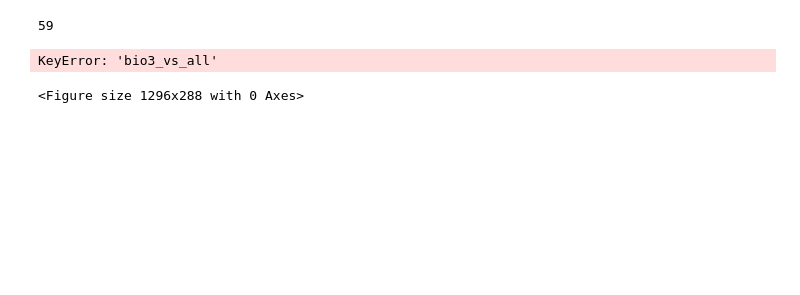
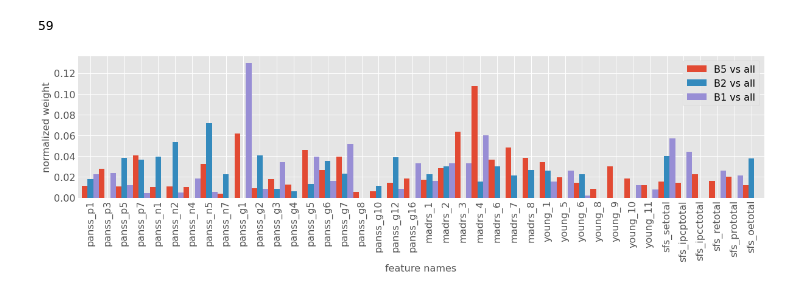
Before and after one commit to zeroknowledgediscovery/zcad, a Jupyter notebook: code/notebooks/bsnip001-new_multi_classifier_optimization-FINAL_2022_stage1_modelingforshap-wDSMcat-Copy1.ipynb, the cells around one changed output. Cells and saved outputs as stored; diff of their text form; code cells hidden in the pictures; blank space fills up the shorter version.

```diff
--- a/code/notebooks/bsnip001-new_multi_classifier_optimization-FINAL_2022_stage1_modelingforshap-wDSMcat-Copy1.ipynb
+++ b/code/notebooks/bsnip001-new_multi_classifier_optimization-FINAL_2022_stage1_modelingforshap-wDSMcat-Copy1.ipynb
@@ -487,31 +491,30 @@ len(df_.columns)
 # %%
 feature_names=df_.columns
 feature_names=feature_names[1:]
 FS=16
 IMP1=M[1]['estimator'].feature_importances_
 IMP2=M[2]['estimator'].feature_importances_
 IMP5=M[5]['estimator'].feature_importances_
 plt.style.use('fivethirtyeight')
 plt.style.use('ggplot')
 IMPdf=pd.DataFrame({'bio5_vs_all':IMP5,'bio2_vs_all':IMP2,'bio1_vs_all':IMP1})
 
 
 IMPdf.index=feature_names
 plt.figure(figsize=[18,4])
-ax=IMPdf[IMPdf['bio3_vs_all']>0.007].plot(kind='bar',ax=plt.gca(),width=1)
+ax=IMPdf[IMPdf['bio5_vs_all']>0.003].plot(kind='bar',ax=plt.gca(),width=1)
 
 ax.set_xlabel('feature names',fontsize=FS)
 ax.set_ylabel('normalized weight',fontsize=FS)
 plt.setp(ax.get_xticklabels(), fontsize=FS);
 plt.setp(ax.get_yticklabels(), fontsize=FS);
 #ax.set_title(str(VAR)+'-vs-all (AUC: '+ str(auc.mean())[:7]+')' );
 
 ax.legend(['B5 vs all','B2 vs all','B1 vs all'],fontsize=FS)
 
 
 plt.savefig('imp_small123P1xDSM.png',dpi=400,bbox_inches='tight',transparent=True)
 # %% [output]
-KeyError: 'bio3_vs_all'
-<Figure size 1296x288 with 0 Axes>
+[figure, added]
 # %%
 IMPdf.sort_values('bio5_vs_all',ascending=False)
```
Also changed, not shown: parts of 15 cells of this notebook, 7 other files.
